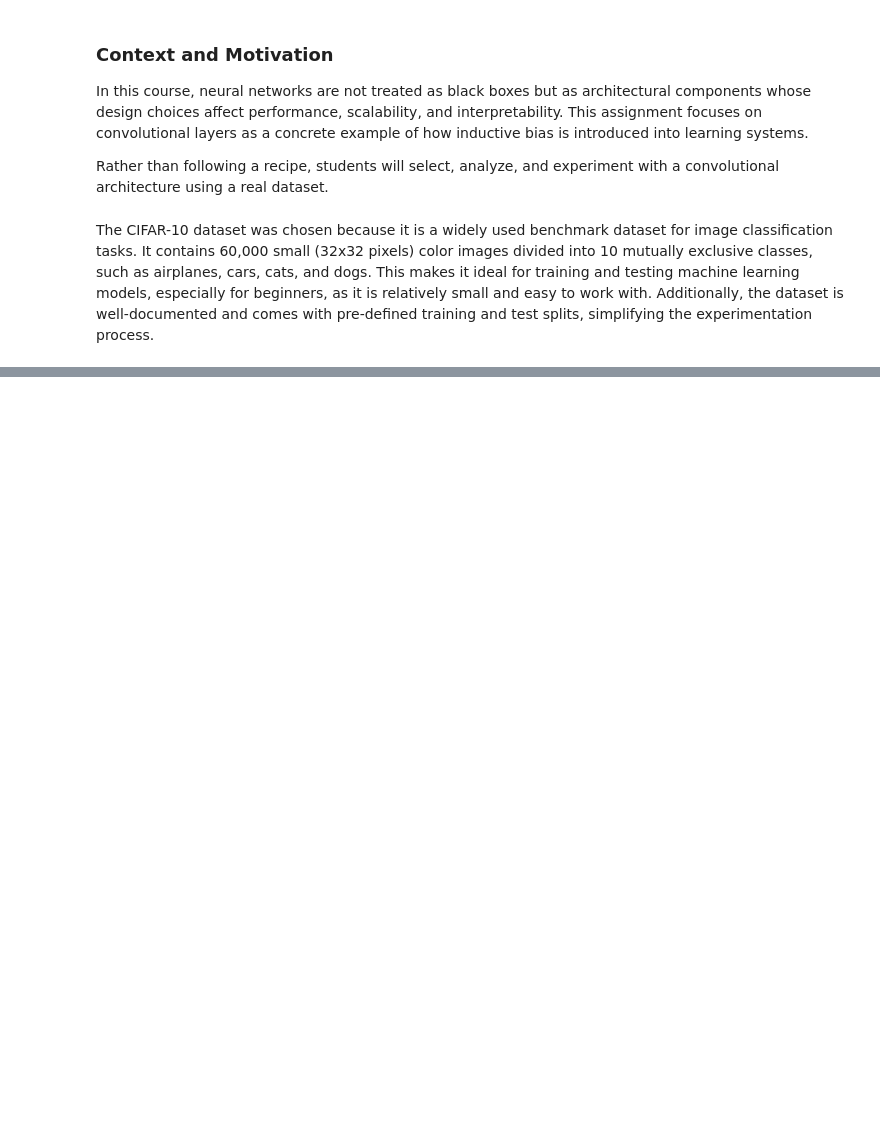
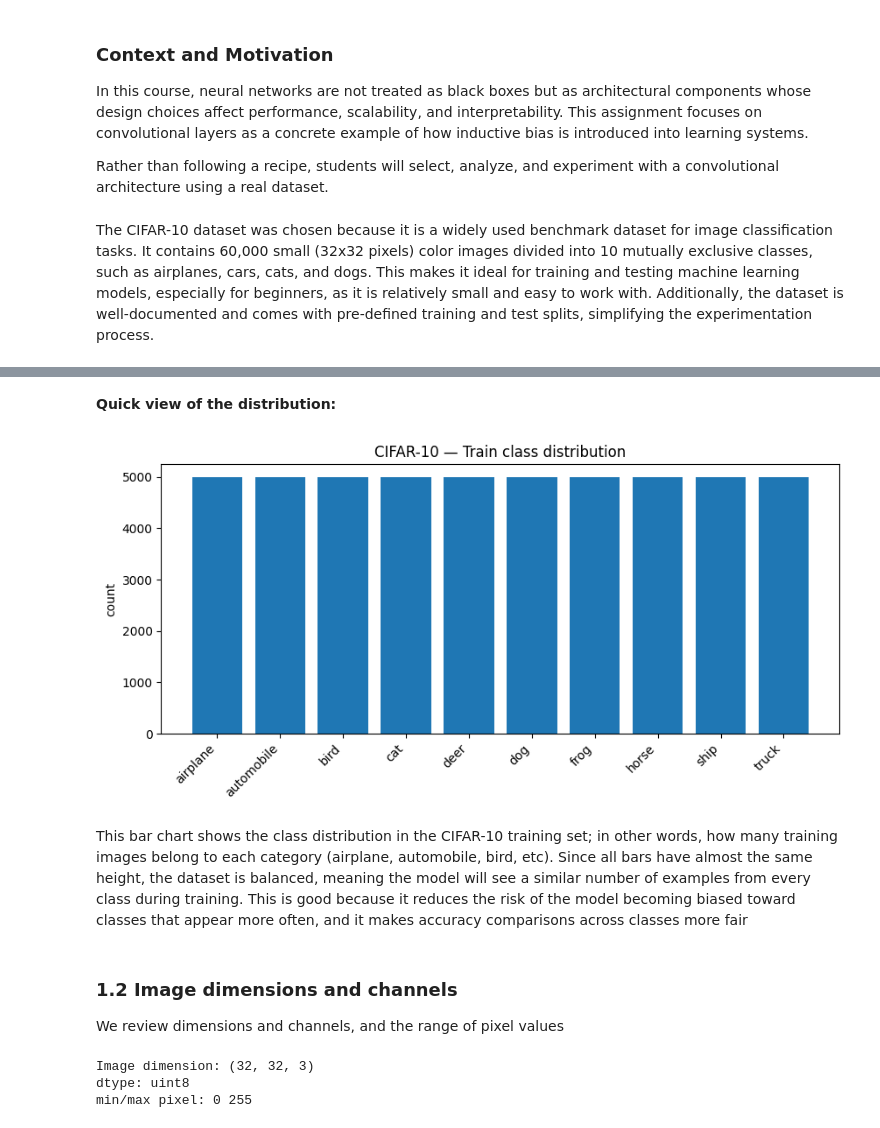
Before and after one commit to daviidc29/lab3-Arep, a Jupyter notebook: neural_network.ipynb, the cells around one changed output, grey strips where cells are left out. Drawn from its saved outputs; the diff is of its cells as text; code cells hidden in the pictures; blank space fills up the shorter version.

```diff
--- a/neural_network.ipynb
+++ b/neural_network.ipynb
@@ -39,0 +92,22 @@ DEPRECATION: Loading egg at c:\program files\python311\lib\site-packages\vboxapi
+# %%
+from tensorflow.keras.datasets import cifar10
+
+(x_train, y_train), (x_test, y_test) = cifar10.load_data()
+
+print("x_train:", x_train.shape, "y_train:", y_train.shape)
+print("x_test :", x_test.shape,  "y_test :", y_test.shape)
+
+# Flatten labels (they came as (N,1))
+y_train = y_train.squeeze().astype(np.int32)
+y_test  = y_test.squeeze().astype(np.int32)
+
+# Distribution by class
+train_counts = pd.Series(y_train).value_counts().sort_index()
+test_counts  = pd.Series(y_test).value_counts().sort_index()
+
+dist_df = pd.DataFrame({
+    "class_name": CIFAR10_LABELS,
+    "train_count": train_counts.values,
+    "test_count": test_counts.values
+})
+dist_df
@@ -39,0 +128,25 @@ DEPRECATION: Loading egg at c:\program files\python311\lib\site-packages\vboxapi
+# %% [markdown]
+**Quick view of the distribution:**
+# %%
+plt.figure(figsize=(10,4))
+plt.bar(dist_df["class_name"], dist_df["train_count"])
+plt.xticks(rotation=45, ha="right")
+plt.title("CIFAR-10 — Train class distribution")
+plt.ylabel("count")
+plt.show()
+# %% [output]
+[figure, added]
+# %% [markdown]
+This bar chart shows the class distribution in the CIFAR-10 training set; in other words, how many training images belong to each category (airplane, automobile, bird, etc). Since all bars have almost the same height, the dataset is balanced, meaning the model will see a similar number of examples from every class during training. This is good because it reduces the risk of the model becoming biased toward classes that appear more often, and it makes accuracy comparisons across classes more fair
+# %% [markdown]
+### 1.2 Image dimensions and channels
+
+We review dimensions and channels, and the range of pixel values
+# %%
+print("Image dimension:", x_train[0].shape)
+print("dtype:", x_train.dtype)
+print("min/max pixel:", x_train.min(), x_train.max())
+# %% [output]
+Image dimension: (32, 32, 3)
+dtype: uint8
+min/max pixel: 0 255
```
Also changed, not shown: parts of 68 cells of this notebook, 3 other files.
